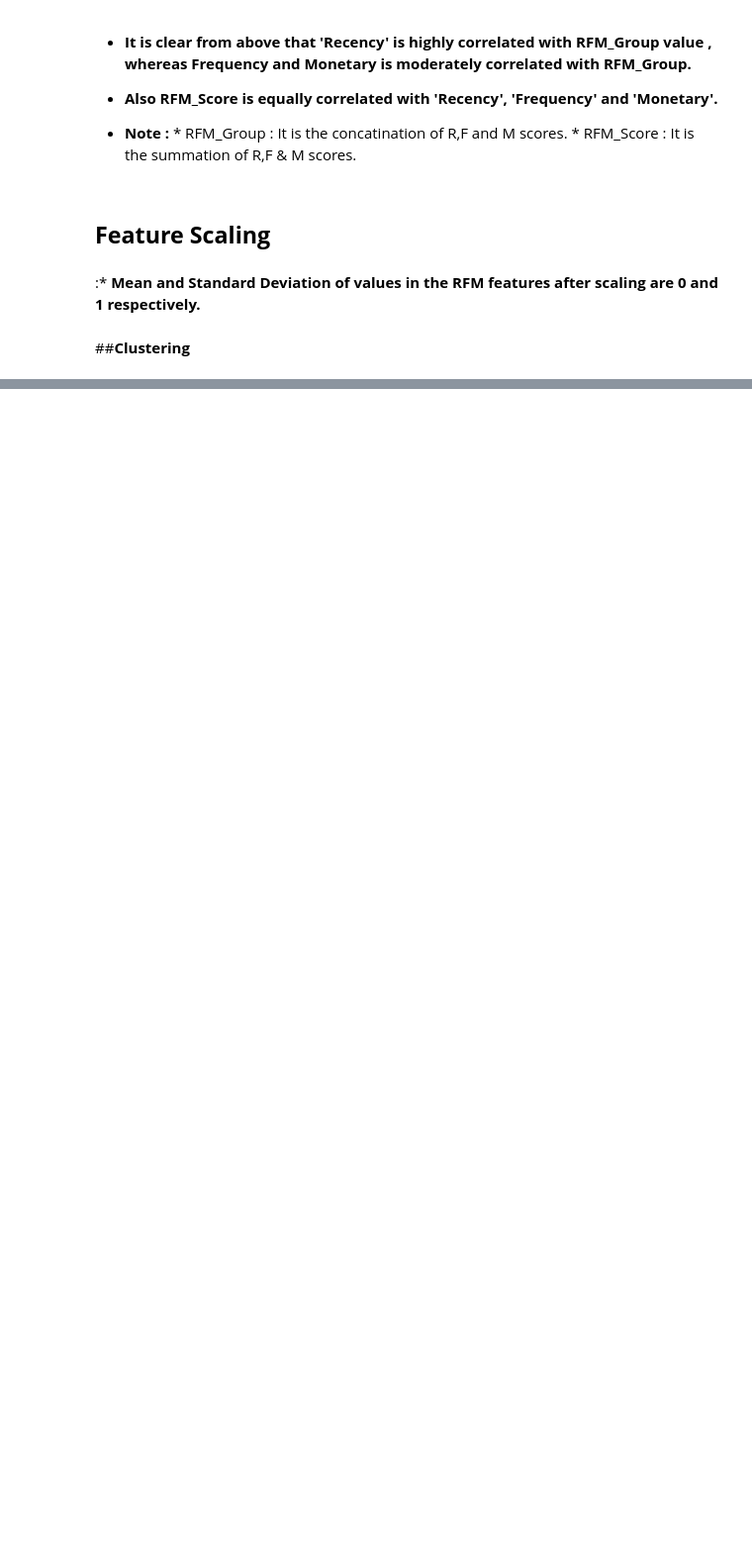
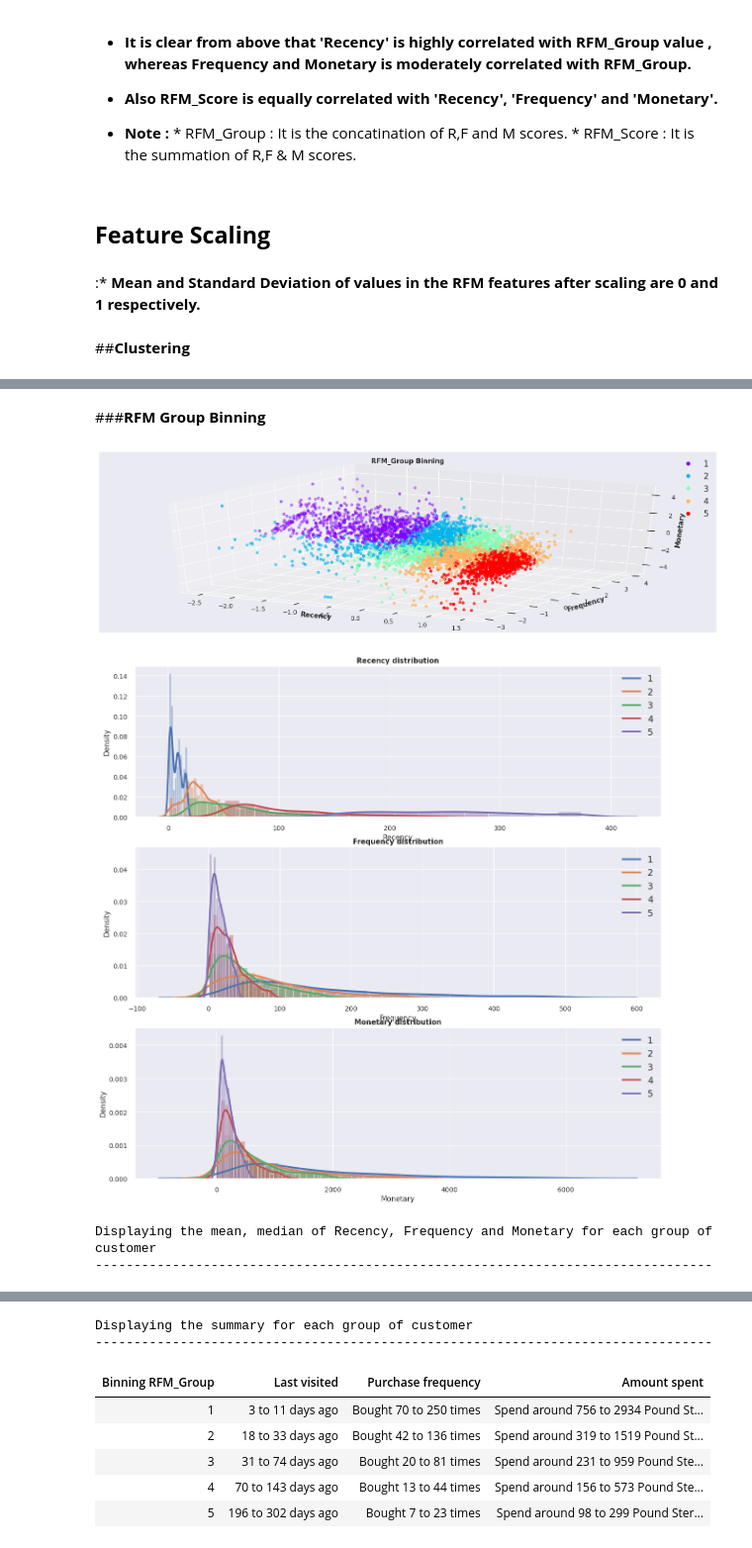
Before and after one commit to DhibarSumit10/Online-Retail-Customer-Segmentation, a Jupyter notebook: Online_Retail_Customer_Segmentation_Capstone_Project.ipynb, the cells around one changed output, grey strips where cells are left out. Shown at 99% size. Cells and saved outputs as stored; diff of their text form; code cells hidden in the pictures; blank space fills up the shorter version.

```diff
--- a/Online_Retail_Customer_Segmentation_Capstone_Project.ipynb
+++ b/Online_Retail_Customer_Segmentation_Capstone_Project.ipynb
@@ -762,0 +1151,17 @@ def plot_statistic_result(y, segment, title):
+# %% [markdown]
+###**RFM Group Binning**
+# %%
+# Splitting RFM_Group in 5 bins based on quantiles
+
+y = pd.qcut(rfm_df['RFM_Group'], q=5, labels=[1,2,3,4,5]).astype(int)
+
+# Plotting Different Segments for Visualization
+
+title = 'RFM_Group Binning'
+segment = 'Binning RFM_Group'
+results[segment] = plot_statistic_result(y, segment, title)
+# %% [output]
+[figure, added]
+[figure, added]
+Displaying the mean, median of Recency, Frequency and Monetary for each group of customer
+--------------------------------------------------------------------------------
@@ -762,0 +1174,8 @@ def plot_statistic_result(y, segment, title):
+Displaying the summary for each group of customer
+--------------------------------------------------------------------------------
+| Binning RFM_Group | Last visited | Purchase frequency | Amount spent |
+| 1 | 3 to 11 days ago | Bought 70 to 250 times | Spend around 756 to 2934 Pound St... |
+| 2 | 18 to 33 days ago | Bought 42 to 136 times | Spend around 319 to 1519 Pound St... |
+| 3 | 31 to 74 days ago | Bought 20 to 81 times | Spend around 231 to 959 Pound Ste... |
+| 4 | 70 to 143 days ago | Bought 13 to 44 times | Spend around 156 to 573 Pound Ste... |
+| 5 | 196 to 302 days ago | Bought 7 to 23 times | Spend around 98 to 299 Pound Ster... |
```
Also changed, not shown: parts of 54 cells of this notebook.
